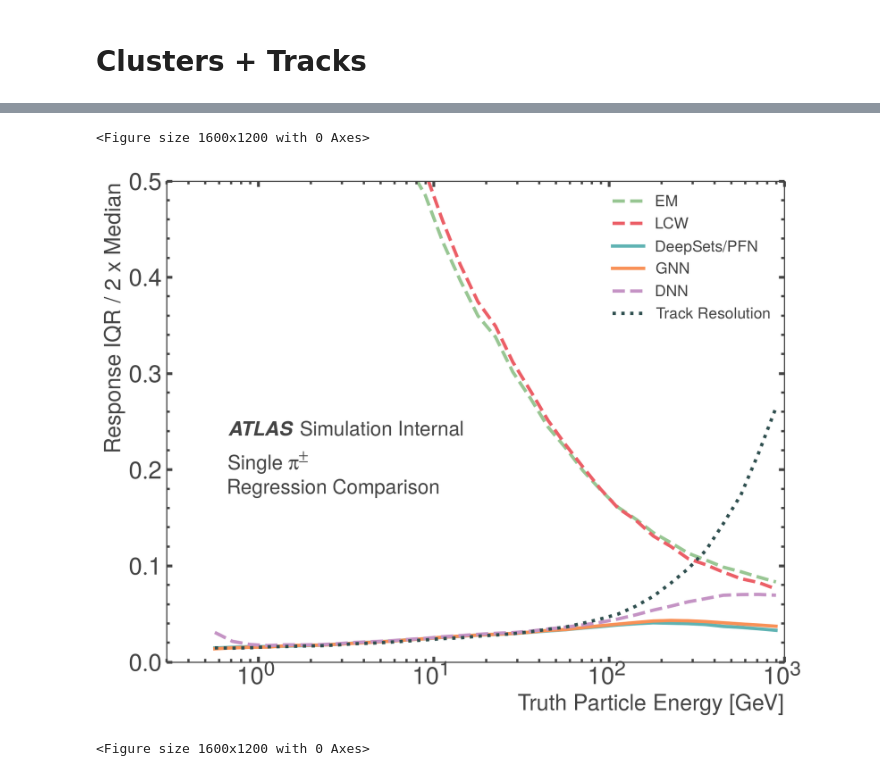
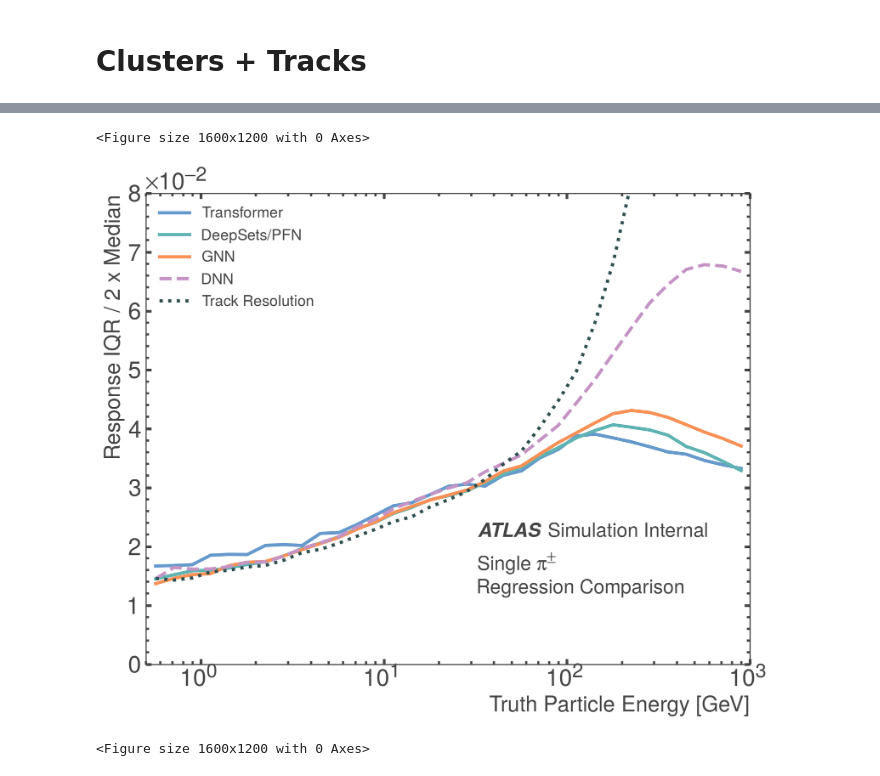
Before and after one commit to atlas-calo-ml/gn4pions_eastbay, a Jupyter notebook: make_plots.ipynb, the cells around one changed output, grey strips where cells are left out. Drawn from its saved outputs; the diff is of its cells as text; code cells hidden in the pictures.

Commit message:
PUB Note updates (now including Transformer)

```diff
--- a/make_plots.ipynb
+++ b/make_plots.ipynb
@@ -363,58 +416,58 @@ iqr_em =  np.load('pub_note_results/iqr_em.npz')
 iqr_lcw =  np.load('pub_note_results/iqr_lcw.npz')
 iqr_track = np.load('pub_note_results/iqr_track.npz')
 iqr_transformer = np.load('pub_note_results/iqr_transformer_large.npz')
-# iqr_pfn = np.load('pub_note_results/iqr_pfn.npz') # Russell
+# iqr_pfn = np.load('pub_note_results/iqr_pfn_track.npz') # Russell
 iqr_pfn = np.load('pub_note_results/iqr_deepsets_allclusters_cells.npz') # Piyush
 iqr_gnn = np.load('pub_note_results/iqr_gnn_allclusters_cells.npz')
-iqr_dnn = np.load('pub_note_results/iqr_dnn_test.npz')
-# iqr_dnn = np.load('pub_note_results/iqr_dnn_2.npz')
+iqr_dnn = np.load('pub_note_results/iqr_dnn_50.npz')
 
 xcenter = iqr_gnn['xcenter']
 
 iqrs = [
-    iqr_em['iqr'][0,:],
-    iqr_lcw['iqr'][0,:],
-    # iqr_transformer['iqr'][0,:],
+    # iqr_em['iqr'][0,:],
+    # iqr_lcw['iqr'][0,:],
+    iqr_transformer['iqr'][0,:],
     iqr_pfn['iqr'][0,:],
     iqr_gnn['iqr'][0,:],
     iqr_dnn['iqr'],
     iqr_track['iqr'],
 ]
 
 labels = [
-        'EM',
-        'LCW',
-        # 'Transformer',
+        # 'EM',
+        # 'LCW',
+        'Transformer',
         'DeepSets/PFN',
         'GNN',
         'DNN',
         'Track Resolution',
 ]
 
-colors = ['on:green', 'on:red',
-          # 'on:blue',
+colors = [
+    # 'on:green', 'on:red',
+          'on:blue',
           'on:cyan', 'on:orange', 'on:pink', 'darkslategray', 'tab:olive']
 
 pu.lineOverlay(xcenter=xcenter, lines = iqrs,
             labels = labels,
            colors = colors,
             xlabel = 'Truth Particle Energy [GeV]', ylabel = 'Response IQR / 2 x Median',
-            y_max = 0.5,  # default = 0.5
-               x_min = .3,
+            y_max = 0.08,  # default = 0.5
+               x_min = .5,
             linestyles = [
-                'dashed','dashed',
-                # 'solid',
+                # 'dashed','dashed',
+                'solid',
                 'solid','solid',
                 'dashed','dotted','dotted', 'dashed',
             ],
-            atlas_x = 0.1, atlas_y = 0.5, simulation = True,
-            textlist = [{'x': 0.1, 'y': 0.4, 'text': 'Single $\pi^{\pm}$'},
-                        {'x': 0.1, 'y': 0.35,  'text': 'Regression Comparison'}],
-              figfile='pub_note_results/regress_all_iqr.pdf'
+            atlas_x = 0.55, atlas_y = 0.3, simulation = True,
+            textlist = [{'x': 0.55, 'y': 0.2, 'text': 'Single $\pi^{\pm}$'},
+                        {'x': 0.55, 'y': 0.15,  'text': 'Regression Comparison'}],
+              # figfile='pub_note_results/regress_all_iqr_zoom.pdf'
               )
 # %% [output]
 <Figure size 1600x1200 with 0 Axes>
-[figure, old version]
+[figure, new version]
 # %%
 iqr_pfn = np.load('pub_note_results/iqr_deepsets_allclusters_cells.npz') # Piyush
 iqr_pfn_nocells = np.load('pub_note_results/iqr_deepsets_allclusters_nocells.npz') # Piyush
```
Also changed, not shown: parts of 5 cells of this notebook, 3 other files.
